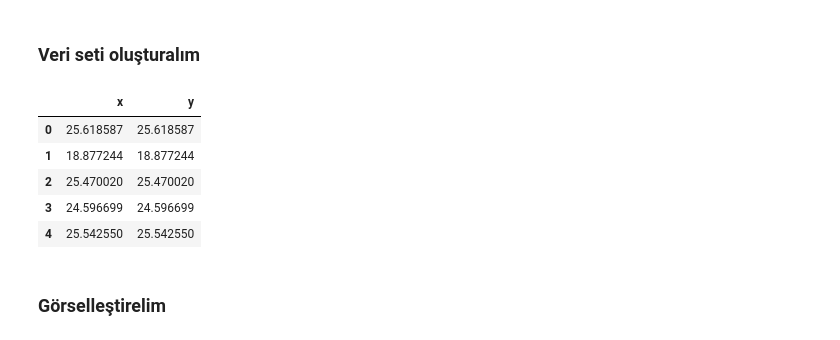
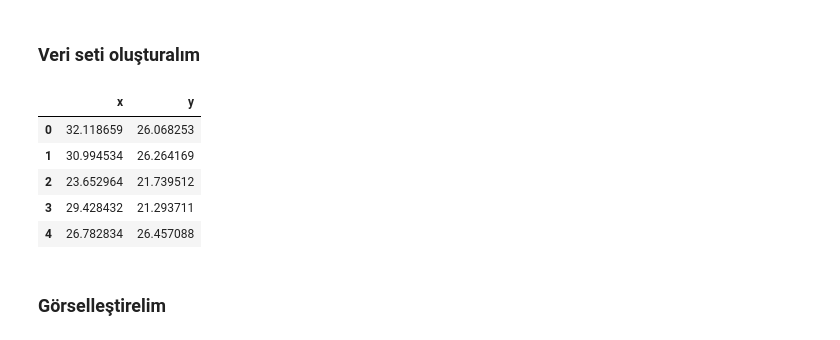
Before and after one commit to VedatBiner/BTK-VeriMaratonu, a Jupyter notebook: kumeleme1.ipynb, the cells around one changed output. Drawn from its saved outputs; the diff is of its cells as text; code cells hidden in the pictures.

```diff
--- a/kumeleme1.ipynb
+++ b/kumeleme1.ipynb
@@ -16,28 +16,28 @@ warnings.filterwarnings("ignore")
 # %%
 # veri seti oluştur
 # kume1
 x1 = np.random.normal(25, 5, 1000)
 y1 = np.random.normal(25, 5, 1000)
 # kume2
 x2 = np.random.normal(55, 5, 1000)
 y2 = np.random.normal(60, 5, 1000)
 # kume3
 x3 = np.random.normal(55, 5, 1000)
 y3 = np.random.normal(15, 5, 1000)
 # çizim için birleştirelim
 x = np.concatenate((x1, x2, x3), axis = 0)
-y = np.concatenate((x1, x2, x3), axis = 0)
+y = np.concatenate((y1, y2, y3), axis = 0)
 # data frame oluşturalım
 dictionary = {"x" : x, "y" : y}
 data = pd.DataFrame(dictionary)
 data.head()
 # %% [output]
 |  | x | y |
-| 0 | 25.618587 | 25.618587 |
-| 1 | 18.877244 | 18.877244 |
-| 2 | 25.470020 | 25.470020 |
-| 3 | 24.596699 | 24.596699 |
-| 4 | 25.542550 | 25.542550 |
+| 0 | 32.118659 | 26.068253 |
+| 1 | 30.994534 | 26.264169 |
+| 2 | 23.652964 | 21.739512 |
+| 3 | 29.428432 | 21.293711 |
+| 4 | 26.782834 | 26.457088 |
 # %% [markdown]
 ### Görselleştirelim
 # %%
```
Also changed, not shown: parts of 4 cells of this notebook, 3 other files.
